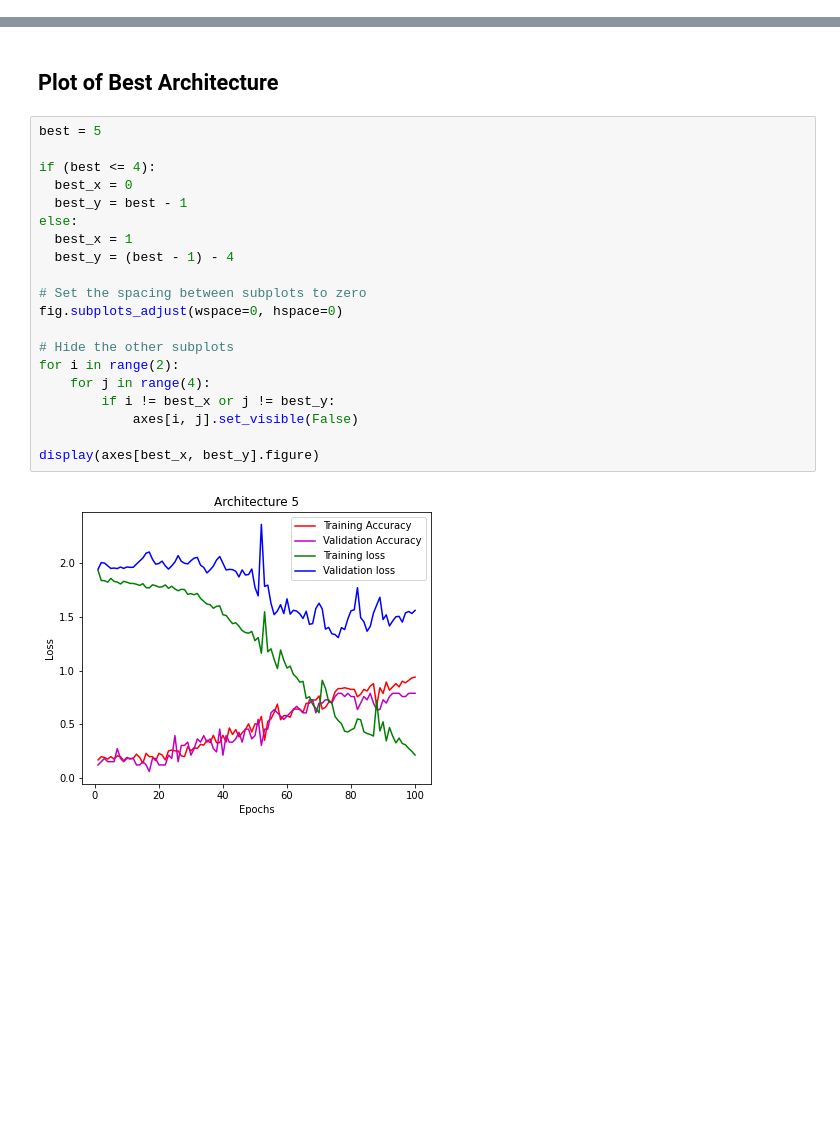
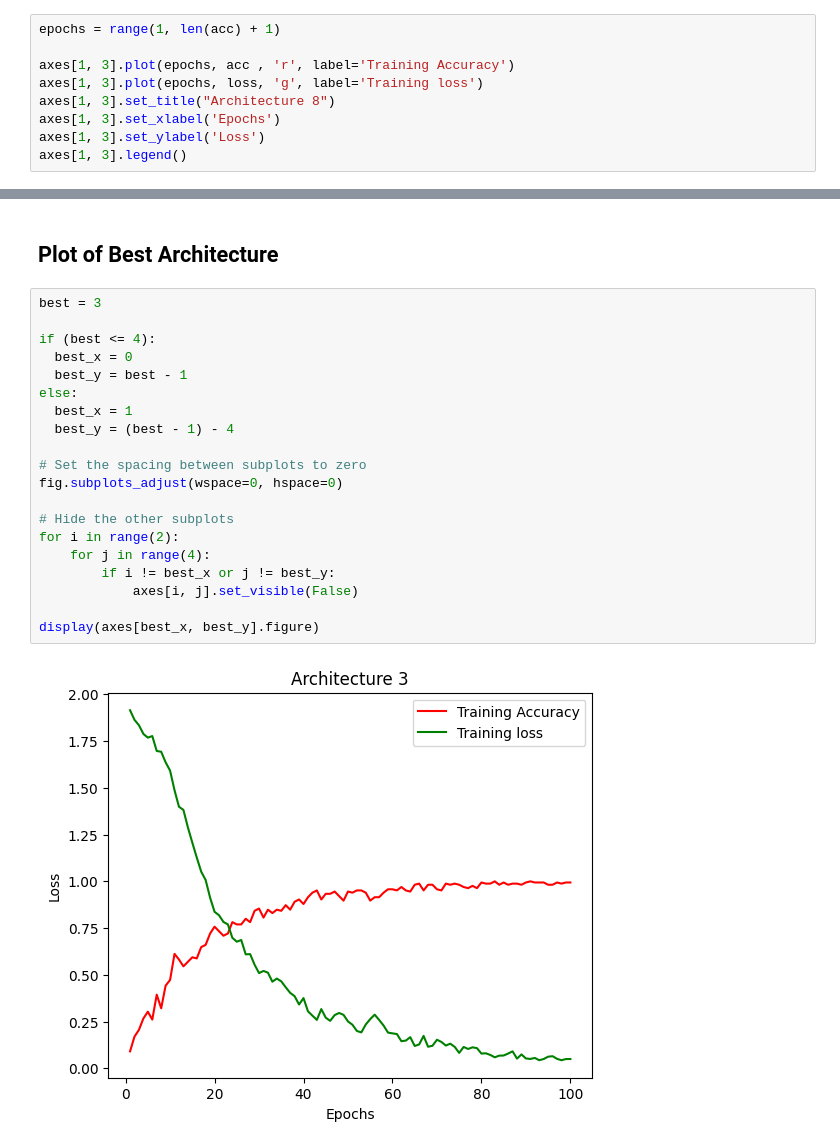
Before and after one commit to StadynR/HAR-imu-photogrammetry, a Jupyter notebook: Notebooks/Dataset 3/IMU.ipynb, the cells around one changed output, grey strips where cells are left out. Cells and saved outputs as stored; diff of their text form; blank space fills up the shorter version.

```diff
--- a/Notebooks/Dataset 3/IMU.ipynb
+++ b/Notebooks/Dataset 3/IMU.ipynb
@@ -1187,0 +2134,9 @@ axes[1, 2].legend()
+# %%
+epochs = range(1, len(acc) + 1)
+
+axes[1, 3].plot(epochs, acc , 'r', label='Training Accuracy')
+axes[1, 3].plot(epochs, loss, 'g', label='Training loss')
+axes[1, 3].set_title("Architecture 8")
+axes[1, 3].set_xlabel('Epochs')
+axes[1, 3].set_ylabel('Loss')
+axes[1, 3].legend()
@@ -1243,24 +2214,24 @@ display(fig)
 # %% [markdown]
 ## Plot of Best Architecture
 # %%
-best = 5
+best = 3
 
 if (best <= 4):
   best_x = 0
   best_y = best - 1
 else:
   best_x = 1
   best_y = (best - 1) - 4
 
 # Set the spacing between subplots to zero
 fig.subplots_adjust(wspace=0, hspace=0)
 
 # Hide the other subplots
 for i in range(2):
     for j in range(4):
         if i != best_x or j != best_y:
             axes[i, j].set_visible(False)
 
 display(axes[best_x, best_y].figure)
 # %% [output]
-[figure, old version]
+[figure, new version]
```
Also changed, not shown: parts of 101 cells of this notebook.
